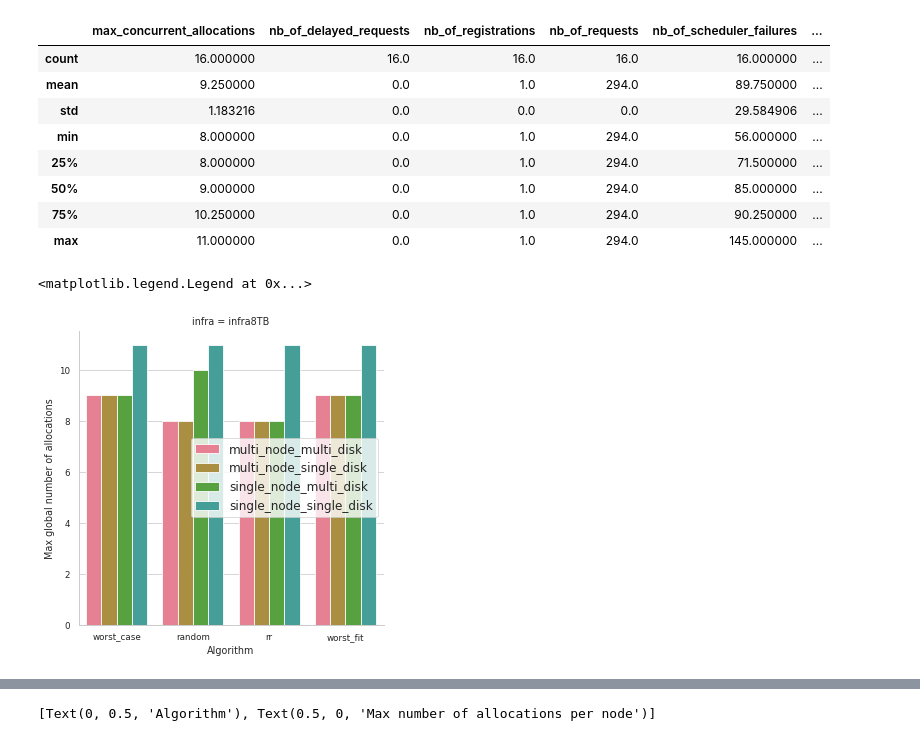
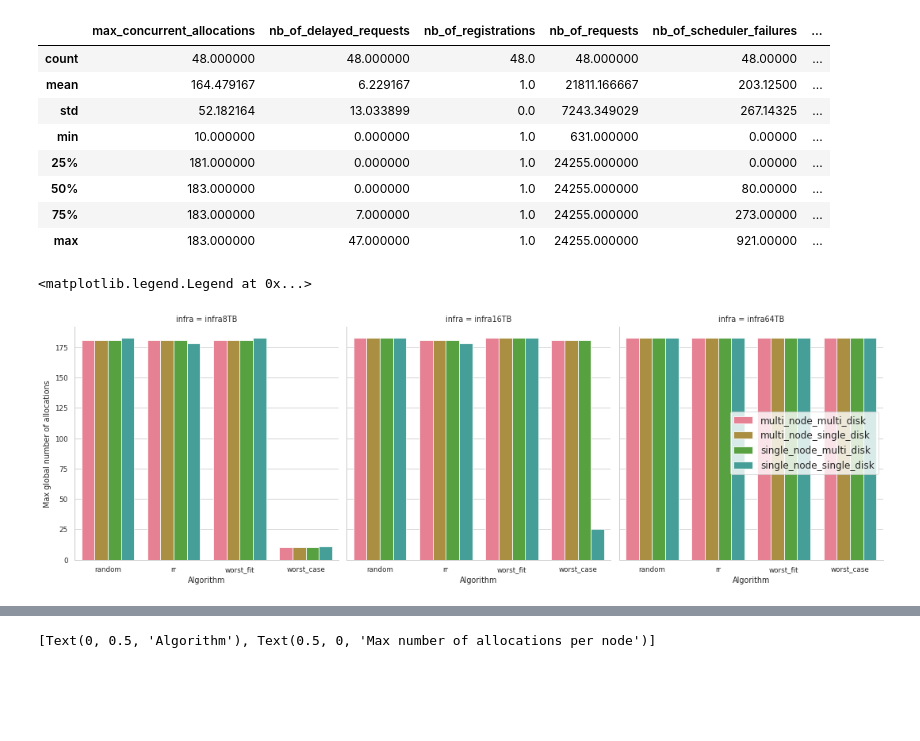
Before and after one commit to hephtaicie/storalloc, a Jupyter notebook: simulation/Seaborn_StorAllocStats.ipynb, the cells around one changed output, grey strips where cells are left out. Saved outputs shown, nothing was run; the diff lists cells and outputs as text; code cells hidden in the pictures; blank space fills up the shorter version.

```diff
--- a/simulation/Seaborn_StorAllocStats.ipynb
+++ b/simulation/Seaborn_StorAllocStats.ipynb
@@ -10,9 +10,7 @@ import yaml
 from yaml import SafeLoader
 
 EXP_PATH = "/home/hazrael/GitRepositories/storalloc-gitlab/simulation/results"
-# EXP_NAME = ["exp__08-Mar-22_11-14", "exp__09-Mar-22_09-46", "exp__09-Mar-22_13-05"]
-EXP_NAME = ["exp__17-Mar-22_17-20"]
-#EXP_NAME = ["exp__17-Mar-22_10-11", "exp__17-Mar-22_11-34", "exp__17-Mar-22_13-43"]
+EXP_NAME = ["exp__18-Mar-22_09-46", "exp__18-Mar-22_11-08", "exp__18-Mar-22_15-18"]
 
 exp_data = []
 
@@ -47,6 +45,7 @@ df_data = pd.DataFrame(exp_data)
 mean_node_alloc = [] # extracted from existing field
 max_node_alloc = []
 mean_node_utilisation = []
+max_node_utilisation = []
 
 
 for idx, row in df_data.iterrows():
@@ -54,6 +53,8 @@ for idx, row in df_data.iterrows():
     acc_mean_node_alloc = []
     acc_max_disk_alloc = []
     acc_mean_cap_utilisation = []
+    acc_max_cap_utilisation = []
+
     # print(row['nodes'])
     ## NODES
     for node in row["nodes"]:
@@ -61,9 +62,7 @@ for idx, row in df_data.iterrows():
 
         acc_mean_node_alloc.append(node["mean_nb_alloc"])
 
-        max_disk_alloc = []
         mean_disk_alloc = []
-        max_cap_utilisation = []
         mean_cap_utilisation = []
 
         # DISKS
@@ -71,7 +70,7 @@ for idx, row in df_data.iterrows():
             # print(disk["max_alloc"])
             acc_max_disk_alloc.append(disk["max_alloc"])
             mean_disk_alloc.append(disk["mean_nb_alloc"])
-            max_cap_utilisation.append(disk["max_cap_utilisation"])
+            acc_max_cap_utilisation.append(disk["max_cap_utilisation"])
             mean_cap_utilisation.append(disk["mean_capacity_utilisation"])
 
 
@@ -83,23 +82,25 @@ for idx, row in df_data.iterrows():
     mean_node_alloc.append(pd.Series(acc_mean_node_alloc).mean())
     max_node_alloc.append(max(acc_max_disk_alloc))
     mean_node_utilisation.append(pd.Series(acc_mean_cap_utilisation).mean())
+    max_node_utilisation.append(max(acc_max_cap_utilisation))
 
 
 df_data["mean_node_alloc"] = mean_node_alloc
 df_data["max_node_alloc"] = max_node_alloc
 df_data["mean_node_utilisation"] = mean_node_utilisation
+df_data["max_node_utilisation"] = max_node_utilisation
 # %%
 df_data.describe()
 # %% [output]
 |  | max_concurrent_allocations | nb_of_delayed_requests | nb_of_registrations | nb_of_requests | nb_of_scheduler_failures | ... |
-| count | 16.000000 | 16.0 | 16.0 | 16.0 | 16.000000 | ... |
-| mean | 9.250000 | 0.0 | 1.0 | 294.0 | 89.750000 | ... |
-| std | 1.183216 | 0.0 | 0.0 | 0.0 | 29.584906 | ... |
-| min | 8.000000 | 0.0 | 1.0 | 294.0 | 56.000000 | ... |
-| 25% | 8.000000 | 0.0 | 1.0 | 294.0 | 71.500000 | ... |
-| 50% | 9.000000 | 0.0 | 1.0 | 294.0 | 85.000000 | ... |
-| 75% | 10.250000 | 0.0 | 1.0 | 294.0 | 90.250000 | ... |
-| max | 11.000000 | 0.0 | 1.0 | 294.0 | 145.000000 | ... |
+| count | 48.000000 | 48.000000 | 48.0 | 48.000000 | 48.00000 | ... |
+| mean | 164.479167 | 6.229167 | 1.0 | 21811.166667 | 203.12500 | ... |
+| std | 52.182164 | 13.033899 | 0.0 | 7243.349029 | 267.14325 | ... |
+| min | 10.000000 | 0.000000 | 1.0 | 631.000000 | 0.00000 | ... |
+| 25% | 181.000000 | 0.000000 | 1.0 | 24255.000000 | 0.00000 | ... |
+| 50% | 183.000000 | 0.000000 | 1.0 | 24255.000000 | 80.00000 | ... |
+| 75% | 183.000000 | 7.000000 | 1.0 | 24255.000000 | 273.00000 | ... |
+| max | 183.000000 | 47.000000 | 1.0 | 24255.000000 | 921.00000 | ... |
 # %%
 import matplotlib.pyplot as plt
 import seaborn as sns
@@ -132,16 +133,16 @@ infra_order = ["infra8TB", "infra16TB", "infra64TB"]
 # %%
 sns.set_theme(**categorical_theme_2)
 
 # --- MAX CONCURRENT ALLOCATIONS (ALL NODES)
 
 g = sns.catplot(
     data=df_data, kind="bar",
     x="algo", y="max_concurrent_allocations", hue="system", col="infra",
-    # col_order=infra_order, order=algo_order,sharey="row",
+    col_order=infra_order, order=algo_order,sharey="row",
     height=5, legend=False
 )
 g.set(ylabel="Max global number of allocations", xlabel="Algorithm")
 plt.legend(fontsize="12", loc="right")
 # %% [output]
 <matplotlib.legend.Legend at 0x...>
-[figure, old version]
+[figure, new version]
```
Also changed, not shown: parts of 19 cells of this notebook, 4 other files.
